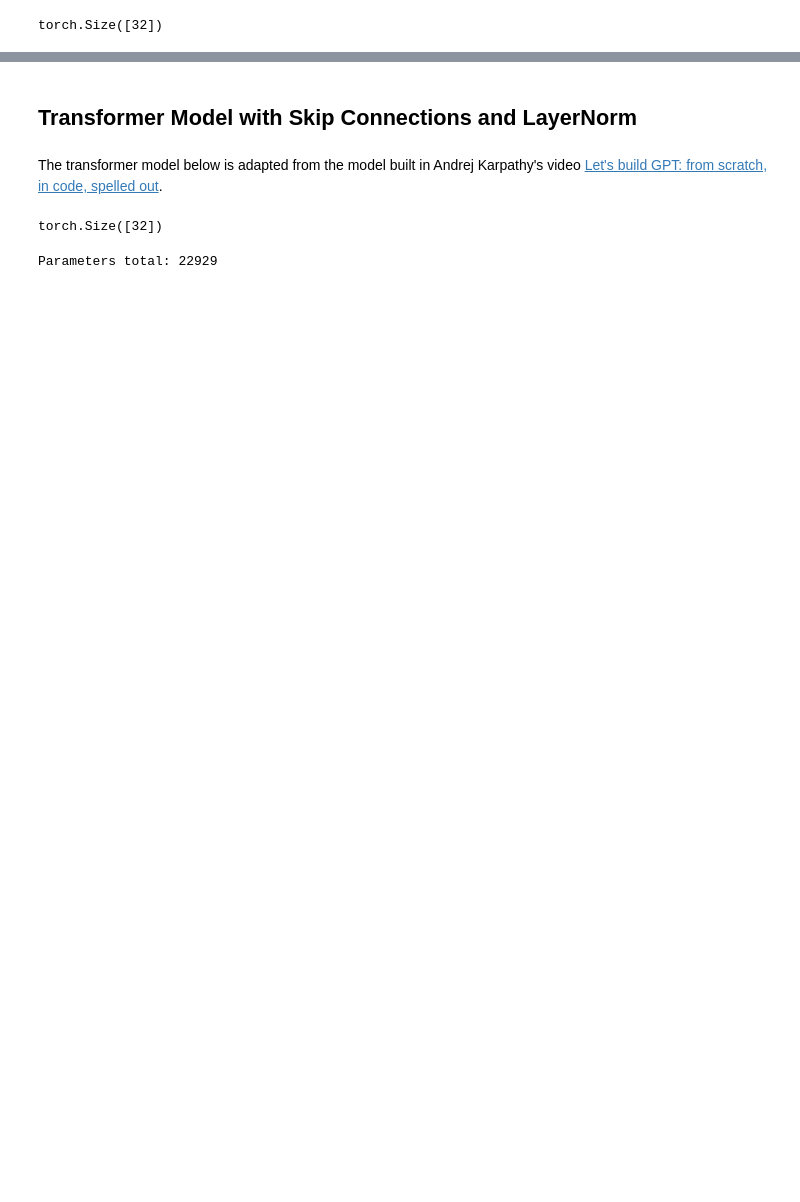
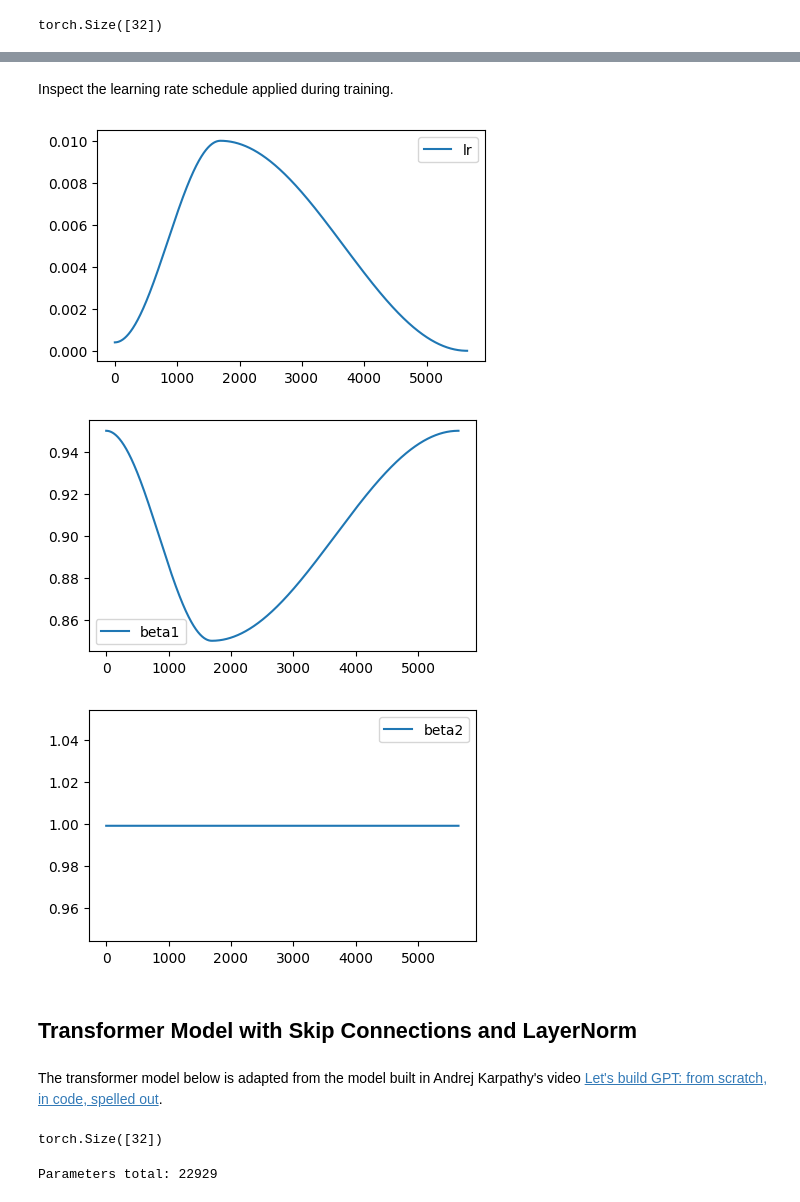
Before and after one commit to frenio/atai, a Jupyter notebook: nbs/00_core.ipynb, the cells around one changed output, grey strips where cells are left out. Saved outputs shown, nothing was run; the diff lists cells and outputs as text; code cells hidden in the pictures; blank space fills up the shorter version.

Commit message:
Add scheduler callbacks

```diff
--- a/nbs/00_core.ipynb
+++ b/nbs/00_core.ipynb
@@ -435,3 +437,40 @@ class TrainCB(Callback):
+# %%
+#| export
+class BaseSchedCB(Callback):
+    def __init__(self, sched=None):
+        self.sched = sched
+    def before_fit(self, learn):
+        if self.sched == None:
+            self.sched = partial(torch.optim.lr_scheduler.OneCycleLR, max_lr=lr, total_steps=learn.n_epochs*len(learn.dls.train))
+        self.schedobj = self.sched(learn.opt)
+    def step(self, learn):
+        if learn.training: self.schedobj.step()
+
+class BatchSchedCB(BaseSchedCB):
+    def after_batch(self, learn): self.step(learn)
+
+class EpochSchedCB(BaseSchedCB):
+    def after_epoch(self, learn): self.step(learn)
+
+class RecorderCB(Callback):
+    def __init__(self, **d): self.d = d
+    def before_fit(self, learn):
+        self.recs = {k:[] for k in self.d}
+        self.pg = learn.opt.param_groups[0]
+    def after_batch(self, learn):
+        if not learn.training: return
+        for k, v in self.d.items():
+            self.recs[k].append(v(self))
+    def plot(self):
+        for k, v in self.recs.items():
+            plt.figure(figsize=(5, 3))
+            plt.plot(v, label=k)
+            plt.legend()
+            plt.show()
+
+def _lr(cb): return cb.pg['lr']
+def _beta1(cb): return cb.pg['betas'][0]
+def _beta2(cb): return cb.pg['betas'][1]
 # %% [markdown]
 Define a metrics callback that facilitates calculation of metrics along with a progress callback that enables the display of metrics, loss, and plots that show the training progress during training.
 # %%
@@ -870,3 +882,11 @@ learn.fit(epochs)
+# %% [markdown]
+Inspect the learning rate schedule applied during training.
+# %%
+rec.plot()
+# %% [output]
+[figure, added]
+[figure, added]
+[figure, added]
 # %% [markdown]
 ## Transformer Model with Skip Connections and LayerNorm
 # %% [markdown]
```
Also changed, not shown: parts of 19 cells of this notebook, 4 other files.
